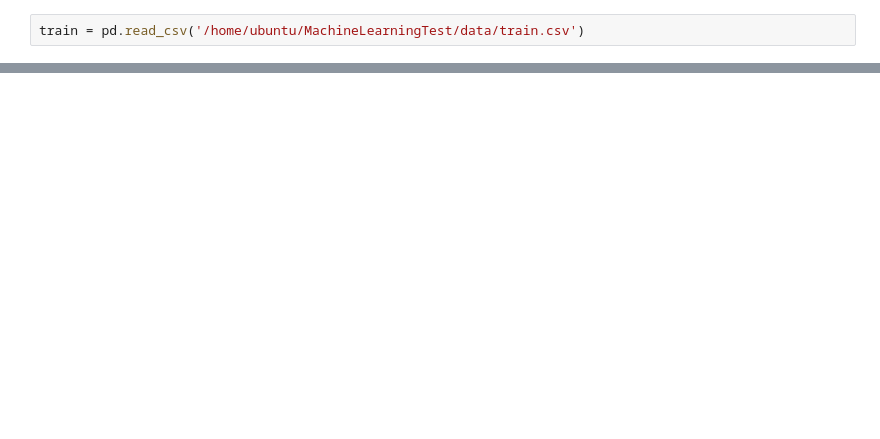
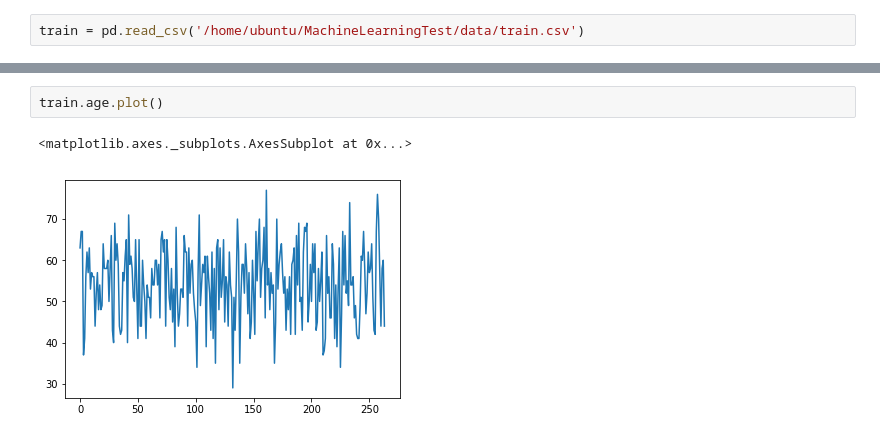
Before and after one commit to datalabusal2018/MachineLearningTest, a Jupyter notebook: exploracion.ipynb, the cells around one changed output, grey strips where cells are left out. Saved outputs shown, nothing was run; the diff lists cells and outputs as text; blank space fills up the shorter version.

```diff
--- a/exploracion.ipynb
+++ b/exploracion.ipynb
@@ -7,0 +42,5 @@ AttributeError: 'DataFrame' object has no attribute 'imshow'
+# %%
+train.age.plot()
+# %% [output]
+<matplotlib.axes._subplots.AxesSubplot at 0x...>
+[figure, added]
```
Also changed, not shown: parts of 33 cells of this notebook.
